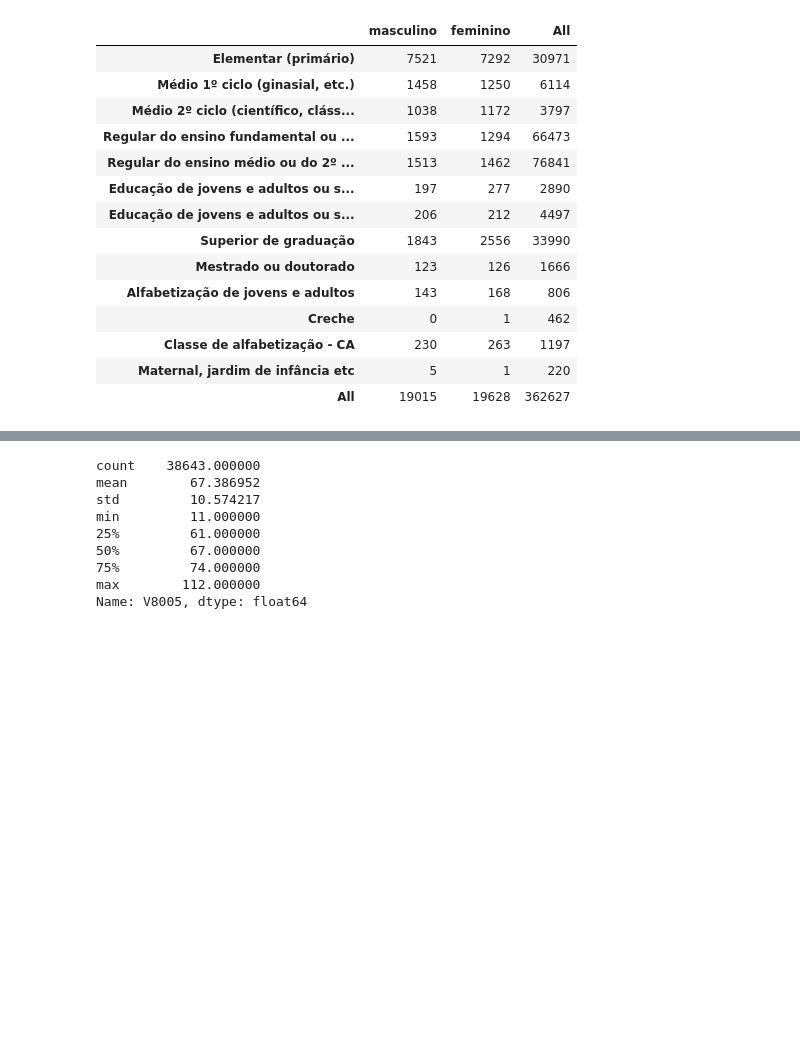
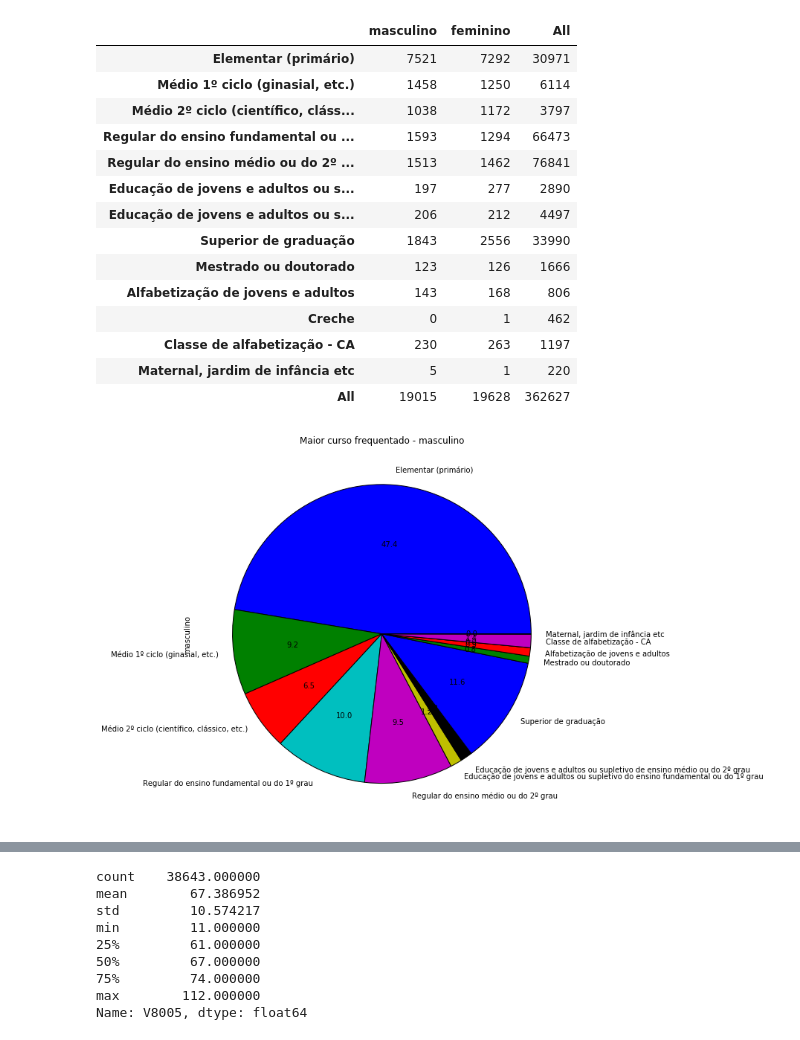
Before and after one commit to Formulos/CD, a Jupyter notebook: Projeto 1/Projeto 1.ipynb, the cells around one changed output, grey strips where cells are left out. Drawn from its saved outputs; the diff is of its cells as text; code cells hidden in the pictures; blank space fills up the shorter version.

```diff
--- a/Projeto 1/Projeto 1.ipynb
+++ b/Projeto 1/Projeto 1.ipynb
@@ -158,3 +158,9 @@ ct
 | Classe de alfabetização - CA | 230 | 263 | 1197 |
 | Maternal, jardim de infância etc | 5 | 1 | 220 |
 | All | 19015 | 19628 | 362627 |
+# %%
+ct2 = ct.iloc[:13,0]
+
+plot = ct2.plot(kind='pie',title='Maior curso frequentado - masculino',autopct='%.1f',figsize=(9, 9))
+# %% [output]
+[figure, added]
```
Also changed, not shown: parts of 3 cells of this notebook.
